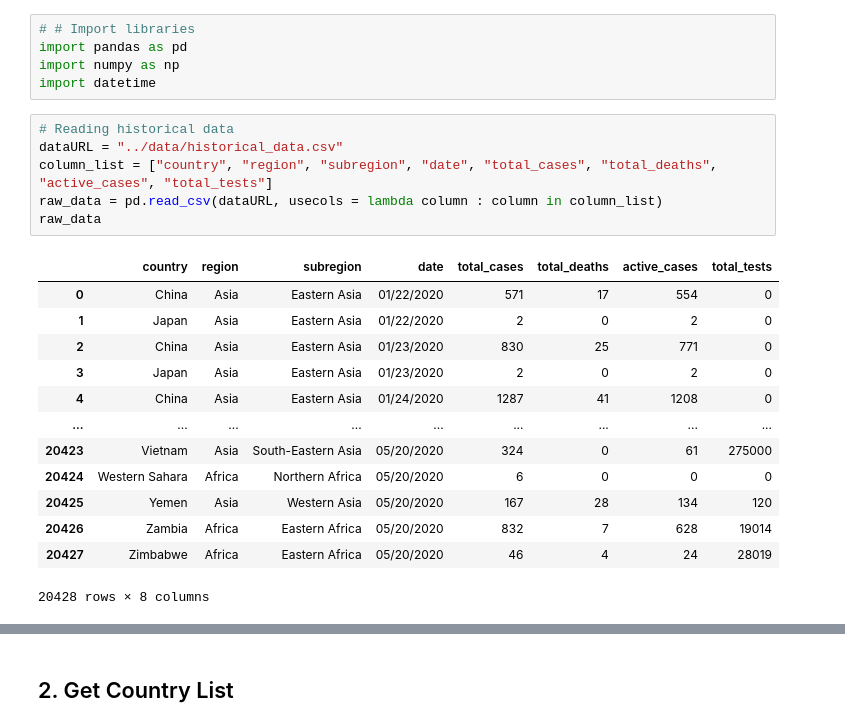
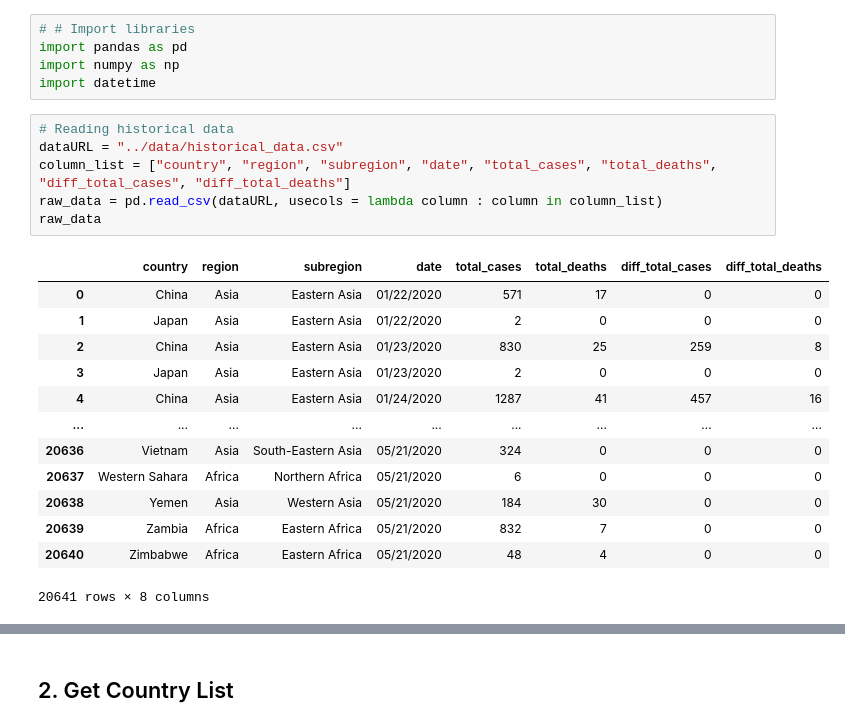
Before and after one commit to ansegura7/WebScraping_Covid19, a Jupyter notebook: analysis/sim_curve_slope_c19.ipynb, the cells around one changed output, grey strips where cells are left out. Saved outputs shown, nothing was run; the diff lists cells and outputs as text.

```diff
--- a/analysis/sim_curve_slope_c19.ipynb
+++ b/analysis/sim_curve_slope_c19.ipynb
@@ -13,23 +13,23 @@ import datetime
 # %%
 # Reading historical data
 dataURL = "../data/historical_data.csv"
-column_list = ["country", "region", "subregion", "date", "total_cases", "total_deaths", "active_cases", "total_tests"]
+column_list = ["country", "region", "subregion", "date", "total_cases", "total_deaths", "diff_total_cases", "diff_total_deaths"]
 raw_data = pd.read_csv(dataURL, usecols = lambda column : column in column_list)
 raw_data
 # %% [output]
-|  | country | region | subregion | date | total_cases | total_deaths | active_cases | total_tests |
-| 0 | China | Asia | Eastern Asia | 01/22/2020 | 571 | 17 | 554 | 0 |
-| 1 | Japan | Asia | Eastern Asia | 01/22/2020 | 2 | 0 | 2 | 0 |
-| 2 | China | Asia | Eastern Asia | 01/23/2020 | 830 | 25 | 771 | 0 |
-| 3 | Japan | Asia | Eastern Asia | 01/23/2020 | 2 | 0 | 2 | 0 |
-| 4 | China | Asia | Eastern Asia | 01/24/2020 | 1287 | 41 | 1208 | 0 |
+|  | country | region | subregion | date | total_cases | total_deaths | diff_total_cases | diff_total_deaths |
+| 0 | China | Asia | Eastern Asia | 01/22/2020 | 571 | 17 | 0 | 0 |
+| 1 | Japan | Asia | Eastern Asia | 01/22/2020 | 2 | 0 | 0 | 0 |
+| 2 | China | Asia | Eastern Asia | 01/23/2020 | 830 | 25 | 259 | 8 |
+| 3 | Japan | Asia | Eastern Asia | 01/23/2020 | 2 | 0 | 0 | 0 |
+| 4 | China | Asia | Eastern Asia | 01/24/2020 | 1287 | 41 | 457 | 16 |
 | ... | ... | ... | ... | ... | ... | ... | ... | ... |
-| 20423 | Vietnam | Asia | South-Eastern Asia | 05/20/2020 | 324 | 0 | 61 | 275000 |
-| 20424 | Western Sahara | Africa | Northern Africa | 05/20/2020 | 6 | 0 | 0 | 0 |
-| 20425 | Yemen | Asia | Western Asia | 05/20/2020 | 167 | 28 | 134 | 120 |
-| 20426 | Zambia | Africa | Eastern Africa | 05/20/2020 | 832 | 7 | 628 | 19014 |
-| 20427 | Zimbabwe | Africa | Eastern Africa | 05/20/2020 | 46 | 4 | 24 | 28019 |
+| 20636 | Vietnam | Asia | South-Eastern Asia | 05/21/2020 | 324 | 0 | 0 | 0 |
+| 20637 | Western Sahara | Africa | Northern Africa | 05/21/2020 | 6 | 0 | 0 | 0 |
+| 20638 | Yemen | Asia | Western Asia | 05/21/2020 | 184 | 30 | 0 | 0 |
+| 20639 | Zambia | Africa | Eastern Africa | 05/21/2020 | 832 | 7 | 0 | 0 |
+| 20640 | Zimbabwe | Africa | Eastern Africa | 05/21/2020 | 48 | 4 | 0 | 0 |
-20428 rows × 8 columns
+20641 rows × 8 columns
 # %%
 # Apply data type quality
 raw_data["date"] = pd.to_datetime(raw_data["date"])
```
Also changed, not shown: parts of 7 cells of this notebook, 9 other files.
